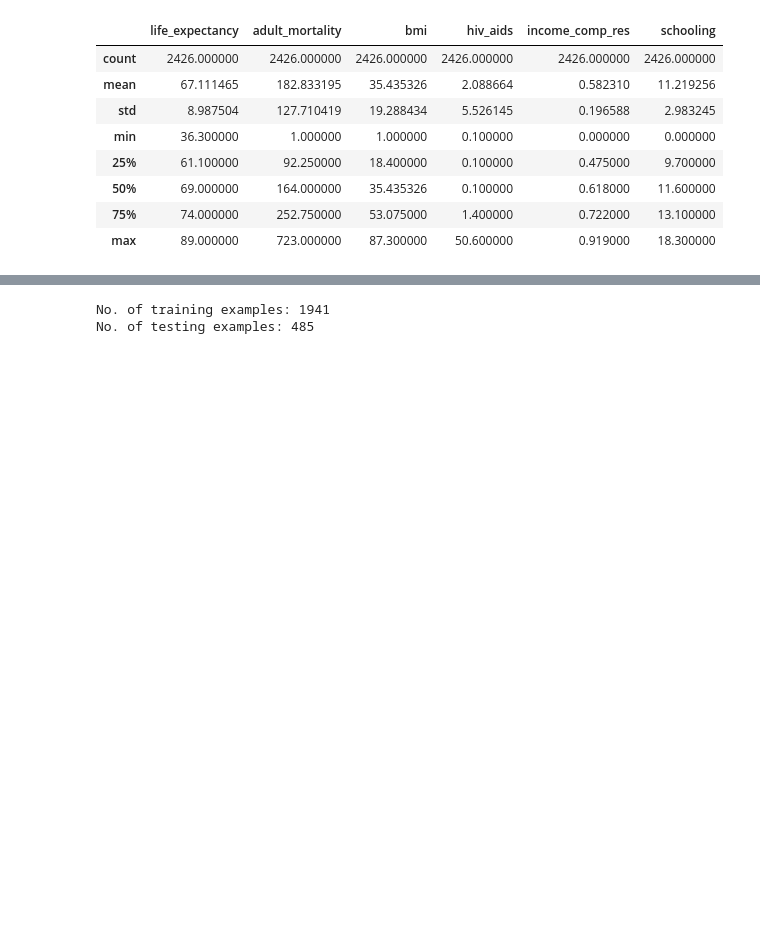
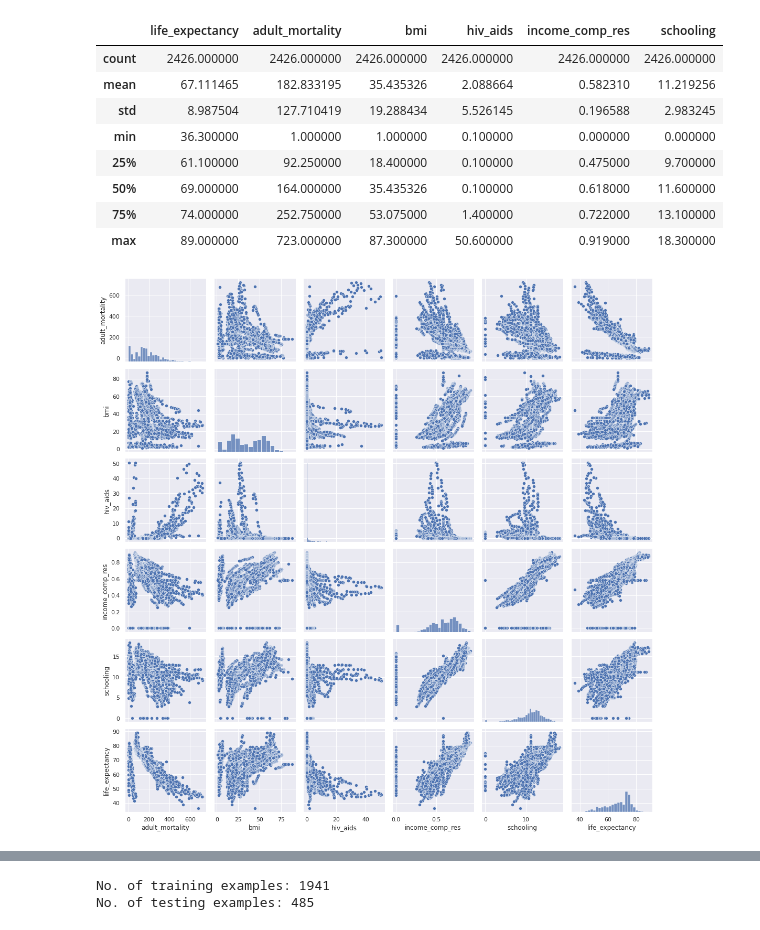
Before and after one commit to BrainTheos/uon-cci501-linear-regression, a Jupyter notebook: EDA_Preprocess.ipynb, the cells around one changed output, grey strips where cells are left out. Saved outputs shown, nothing was run; the diff lists cells and outputs as text; code cells hidden in the pictures; blank space fills up the shorter version.

Commit message:
Correct correlation matrix plot and visualize model fit line.

```diff
--- a/EDA_Preprocess.ipynb
+++ b/EDA_Preprocess.ipynb
@@ -141,3 +117,13 @@ imputed_dataset.describe()
 | 50% | 69.000000 | 164.000000 | 35.435326 | 0.100000 | 0.618000 | 11.600000 |
 | 75% | 74.000000 | 252.750000 | 53.075000 | 1.400000 | 0.722000 | 13.100000 |
 | max | 89.000000 | 723.000000 | 87.300000 | 50.600000 | 0.919000 | 18.300000 |
+# %%
+# Visualization of data distributions of the insurance dataset varialbes
+# scatterplot matrix to visualize pair-wise correlations between features
+cols = ['adult_mortality',
+       'bmi','hiv_aids', 'income_comp_res', 'schooling', 'life_expectancy']#['age', 'bmi', 'children', 'charges']
+sns.pairplot(imputed_dataset[cols], height=2.5)
+plt.tight_layout()
+plt.show()
+# %% [output]
+[figure, added]
```
Also changed, not shown: parts of 7 cells of this notebook, 1 other file.
